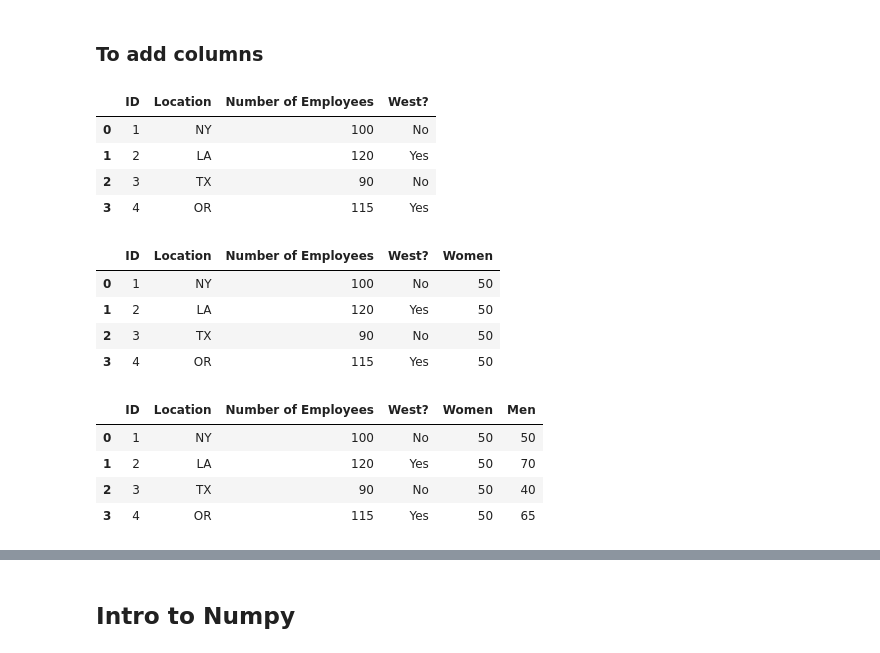
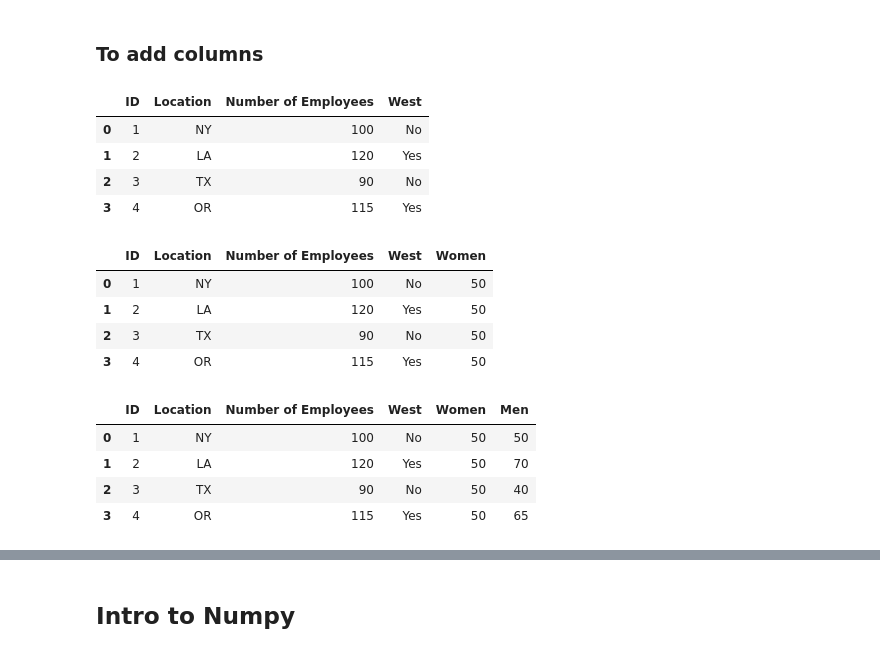
Before and after one commit to ricardopretelt/data-analysis-in-python, a Jupyter notebook: Summary of Python libraries.ipynb, the cells around one changed output, grey strips where cells are left out. Saved outputs shown, nothing was run; the diff lists cells and outputs as text; code cells hidden in the pictures.

```diff
--- a/Summary of Python libraries.ipynb
+++ b/Summary of Python libraries.ipynb
@@ -510,10 +510,10 @@ The_top
 ### To add columns
 # %%
 # Add a column to an existing dataframe
-df_5['West?']=['No','Yes','No','Yes']
+df_5['West']=['No','Yes','No','Yes']
 df_5
 # %% [output]
-|  | ID | Location | Number of Employees | West? |
+|  | ID | Location | Number of Employees | West |
 | 0 | 1 | NY | 100 | No |
 | 1 | 2 | LA | 120 | Yes |
 | 2 | 3 | TX | 90 | No |
@@ -523,7 +523,7 @@ df_5
 df_5['Women'] = 50
 df_5
 # %% [output]
-|  | ID | Location | Number of Employees | West? | Women |
+|  | ID | Location | Number of Employees | West | Women |
 | 0 | 1 | NY | 100 | No | 50 |
 | 1 | 2 | LA | 120 | Yes | 50 |
 | 2 | 3 | TX | 90 | No | 50 |
@@ -533,7 +533,7 @@ df_5
 df_5['Men'] = df_5['Number of Employees'] - df_5['Women']
 df_5
 # %% [output]
-|  | ID | Location | Number of Employees | West? | Women | Men |
+|  | ID | Location | Number of Employees | West | Women | Men |
 | 0 | 1 | NY | 100 | No | 50 | 50 |
 | 1 | 2 | LA | 120 | Yes | 50 | 70 |
 | 2 | 3 | TX | 90 | No | 50 | 40 |
```
Also changed, not shown: parts of 4 cells of this notebook.
